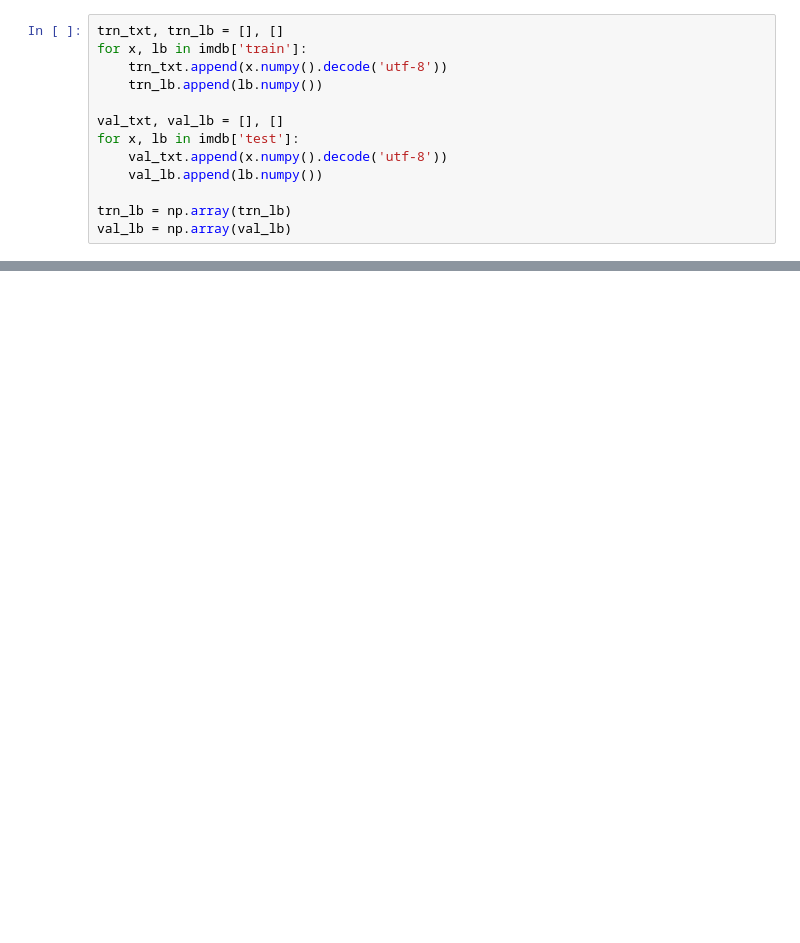
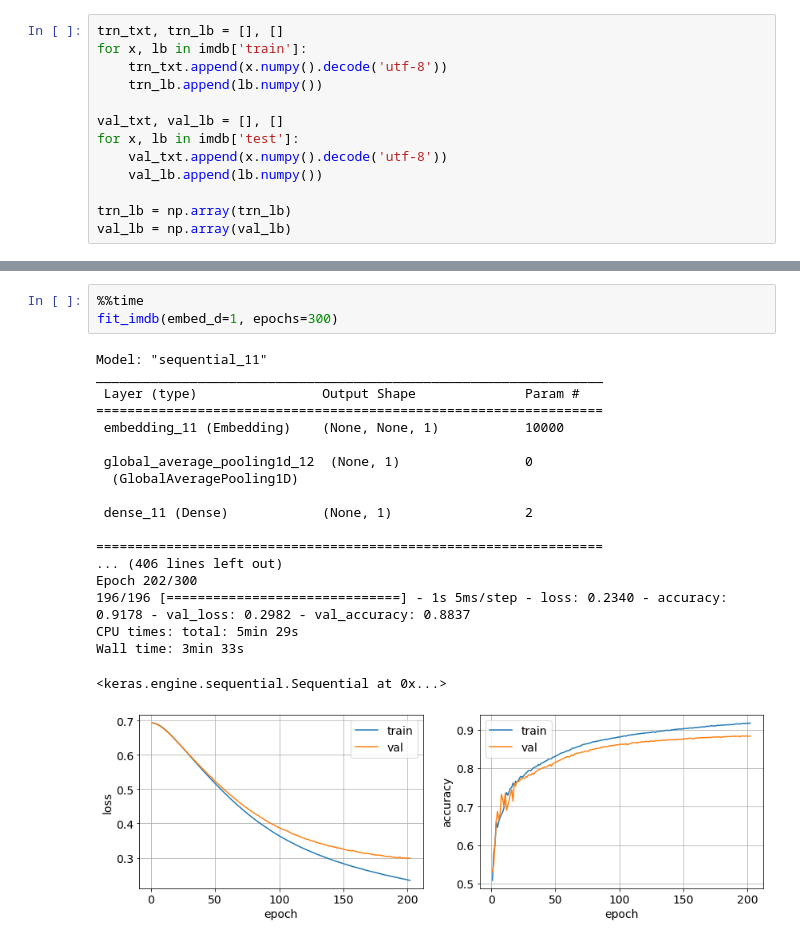
Before and after one commit to linjing-gz-gd/coursera-tensorflow-cert, a Jupyter notebook: C3-W3-imdb.ipynb, the cells around one changed output, grey strips where cells are left out. Cells and saved outputs as stored; diff of their text form; blank space fills up the shorter version.

```diff
--- a/C3-W3-imdb.ipynb
+++ b/C3-W3-imdb.ipynb
@@ -43,0 +78,23 @@ def fit_imdb(vocab_size=10000, embed_d=16, maxlen=120)
+# %%
+%%time
+fit_imdb(embed_d=1, epochs=300)
+# %% [output]
+Model: "sequential_11"
+_________________________________________________________________
+ Layer (type)                Output Shape              Param #
+=================================================================
+ embedding_11 (Embedding)    (None, None, 1)           10000
+
+ global_average_pooling1d_12  (None, 1)                0
+  (GlobalAveragePooling1D)
+
+ dense_11 (Dense)            (None, 1)                 2
+
+=================================================================
+... (406 lines left out)
+Epoch 202/300
+196/196 [==============================] - 1s 5ms/step - loss: 0.2340 - accuracy: 0.9178 - val_loss: 0.2982 - val_accuracy: 0.8837
+CPU times: total: 5min 29s
+Wall time: 3min 33s
+<keras.engine.sequential.Sequential at 0x...>
+[figure, added]
```
Also changed, not shown: parts of 7 cells of this notebook, 3 other files.
